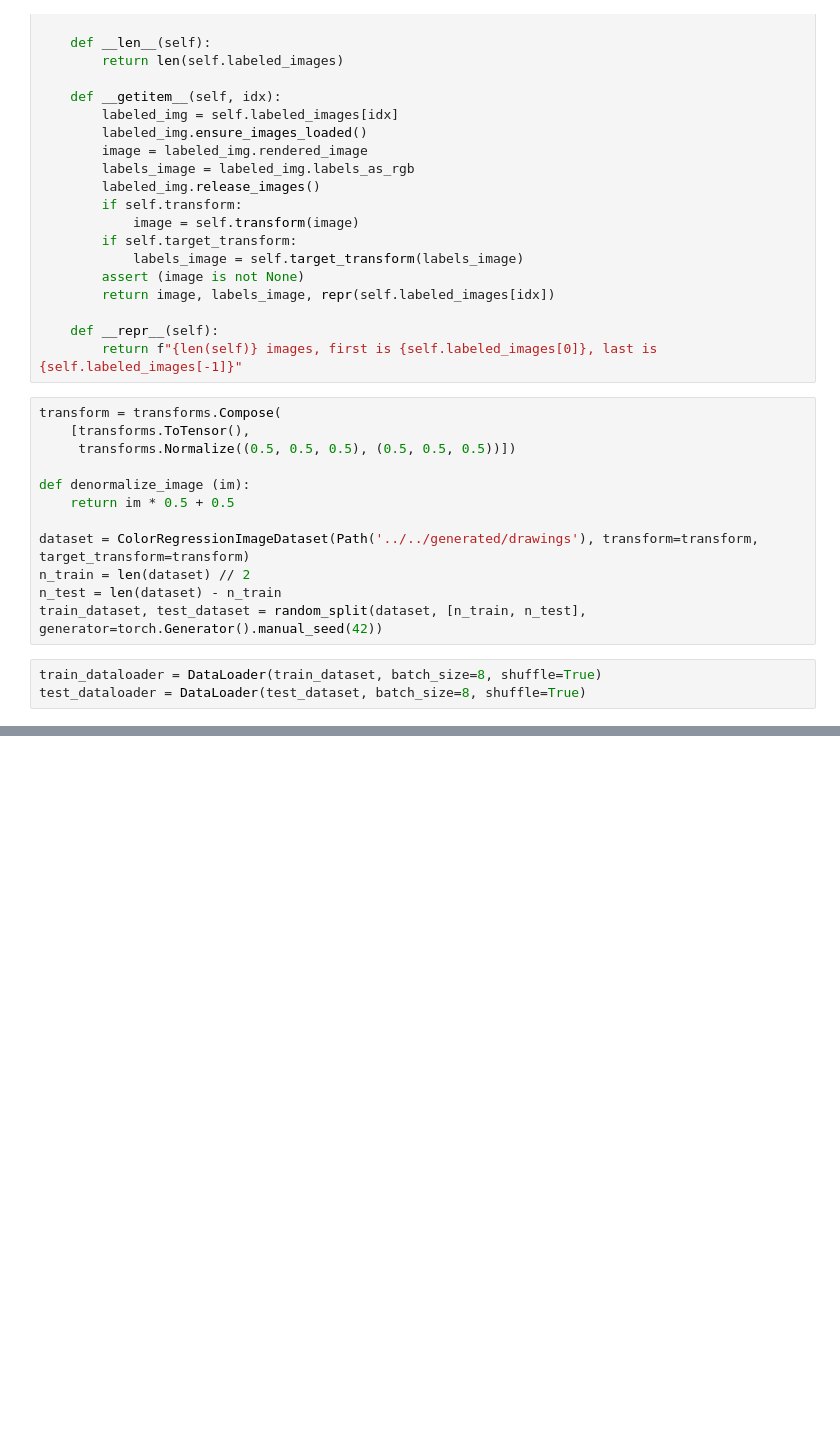
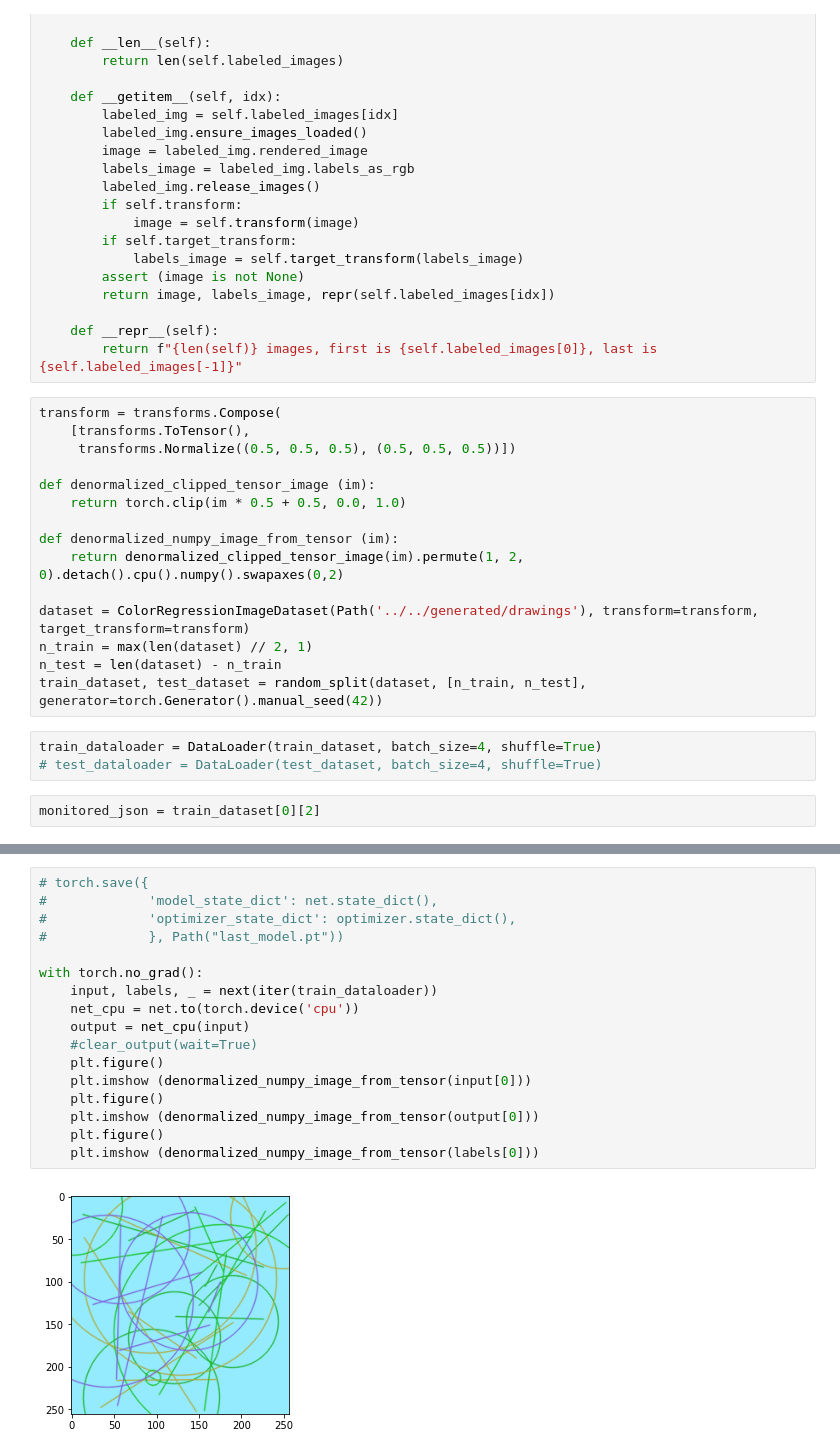
Before and after one commit to DaltonLens/DaltonLens-Research, a Jupyter notebook: charts/pytorch/train_color_regression.ipynb, the cells around one changed output, grey strips where cells are left out. Drawn from its saved outputs; the diff is of its cells as text; blank space fills up the shorter version.

Commit message:
Iterating on the model, starting to get interesting results with a Unet-like architecture.

```diff
--- a/charts/pytorch/train_color_regression.ipynb
+++ b/charts/pytorch/train_color_regression.ipynb
@@ -73,13 +74,18 @@ transform = transforms.Compose(
     [transforms.ToTensor(),
      transforms.Normalize((0.5, 0.5, 0.5), (0.5, 0.5, 0.5))])
 
-def denormalize_image (im):
-    return im * 0.5 + 0.5
+def denormalized_clipped_tensor_image (im):
+    return torch.clip(im * 0.5 + 0.5, 0.0, 1.0)
+
+def denormalized_numpy_image_from_tensor (im):
+    return denormalized_clipped_tensor_image(im).permute(1, 2, 0).detach().cpu().numpy().swapaxes(0,2)
 
 dataset = ColorRegressionImageDataset(Path('../../generated/drawings'), transform=transform, target_transform=transform)
-n_train = len(dataset) // 2
+n_train = max(len(dataset) // 2, 1)
 n_test = len(dataset) - n_train
 train_dataset, test_dataset = random_split(dataset, [n_train, n_test], generator=torch.Generator().manual_seed(42))
 # %%
-train_dataloader = DataLoader(train_dataset, batch_size=8, shuffle=True)
-test_dataloader = DataLoader(test_dataset, batch_size=8, shuffle=True)
+train_dataloader = DataLoader(train_dataset, batch_size=4, shuffle=True)
+# test_dataloader = DataLoader(test_dataset, batch_size=4, shuffle=True)
+# %%
+monitored_json = train_dataset[0][2]
@@ -85,0 +244,19 @@ test_dataloader = DataLoader(test_dataset, batch_size=8, shuffle=True)
+# %%
+# torch.save({
+#             'model_state_dict': net.state_dict(),
+#             'optimizer_state_dict': optimizer.state_dict(),
+#             }, Path("last_model.pt"))
+
+with torch.no_grad():
+    input, labels, _ = next(iter(train_dataloader))
+    net_cpu = net.to(torch.device('cpu'))
+    output = net_cpu(input)
+    #clear_output(wait=True)
+    plt.figure()
+    plt.imshow (denormalized_numpy_image_from_tensor(input[0]))
+    plt.figure()
+    plt.imshow (denormalized_numpy_image_from_tensor(output[0]))
+    plt.figure()
+    plt.imshow (denormalized_numpy_image_from_tensor(labels[0]))
+# %% [output]
+[figure, added]
```
Also changed, not shown: parts of 7 cells of this notebook.
